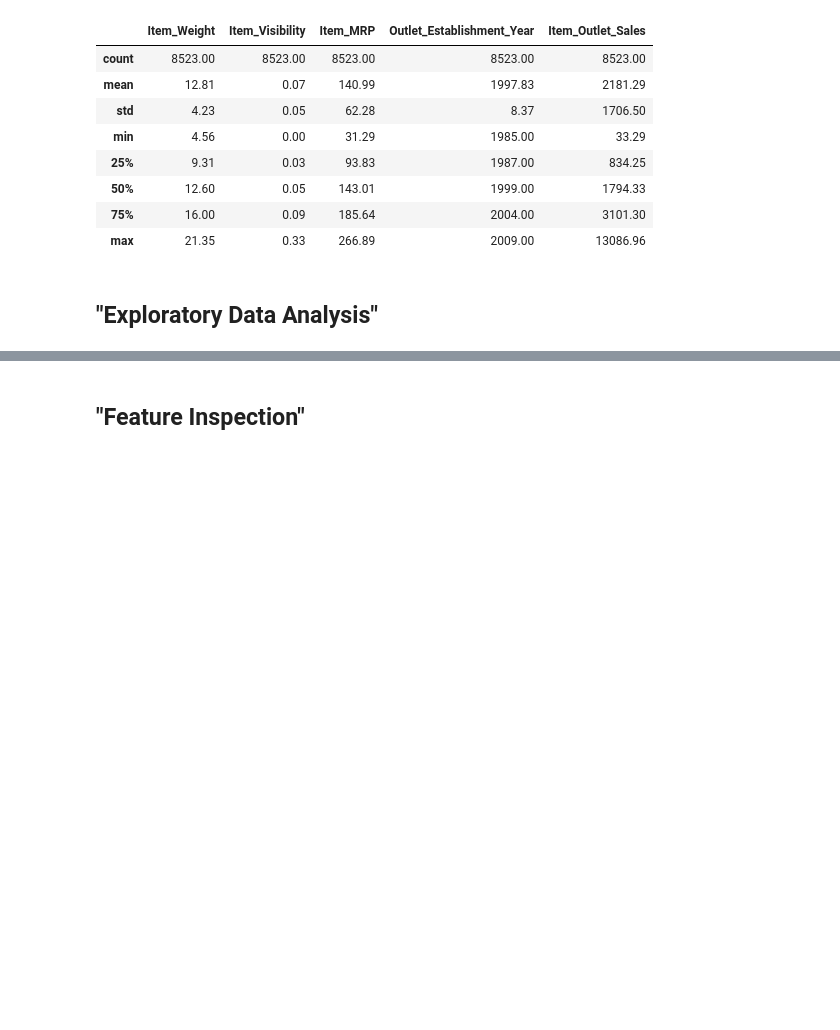
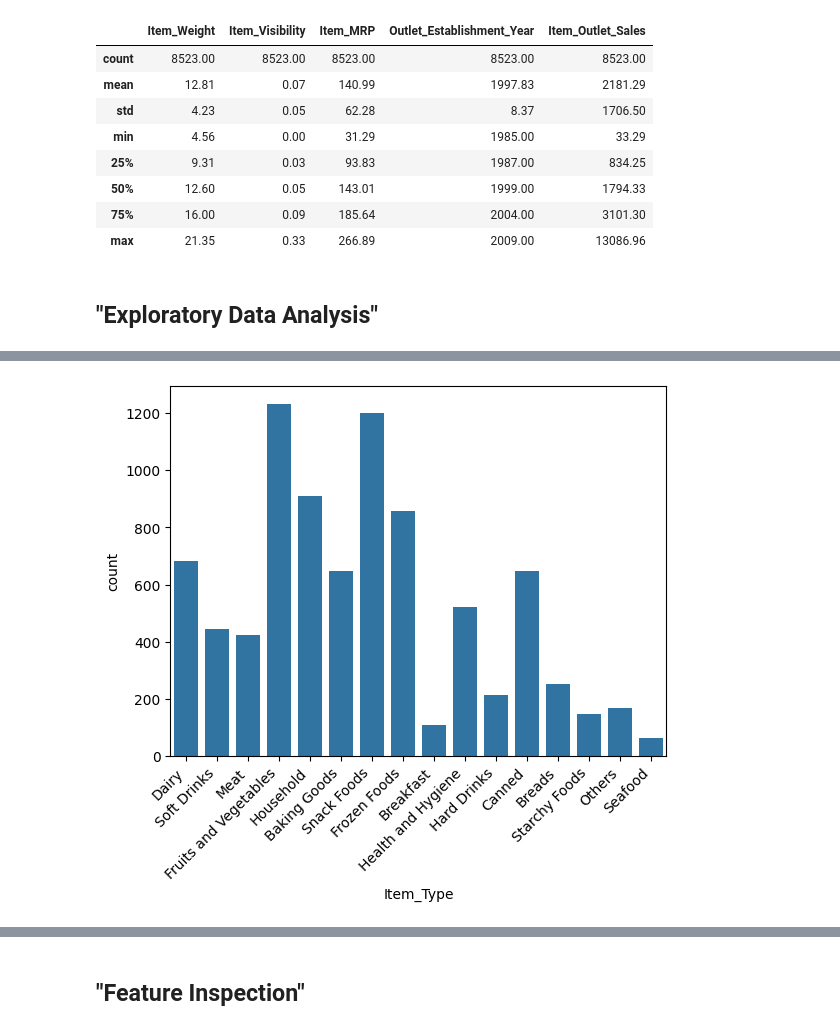
Before and after one commit to issaq96/Prediction-of-Product-Sales, a Jupyter notebook: prediction_of_product_sales.ipynb, the cells around one changed output, grey strips where cells are left out. Drawn from its saved outputs; the diff is of its cells as text; code cells hidden in the pictures; blank space fills up the shorter version.

```diff
--- a/prediction_of_product_sales.ipynb
+++ b/prediction_of_product_sales.ipynb
@@ -195,0 +234,6 @@ df.describe(include=["number"]).round(2)
+# %%
+# countplots to view the frequency of each class of categorical features in dataset
+ax = sns.countplot(x='Item_Type',data=df);
+ax.set_xticklabels(ax.get_xticklabels(),rotation=45, ha="right");
+# %% [output]
+[figure, added]
```
Also changed, not shown: parts of 7 cells of this notebook.
